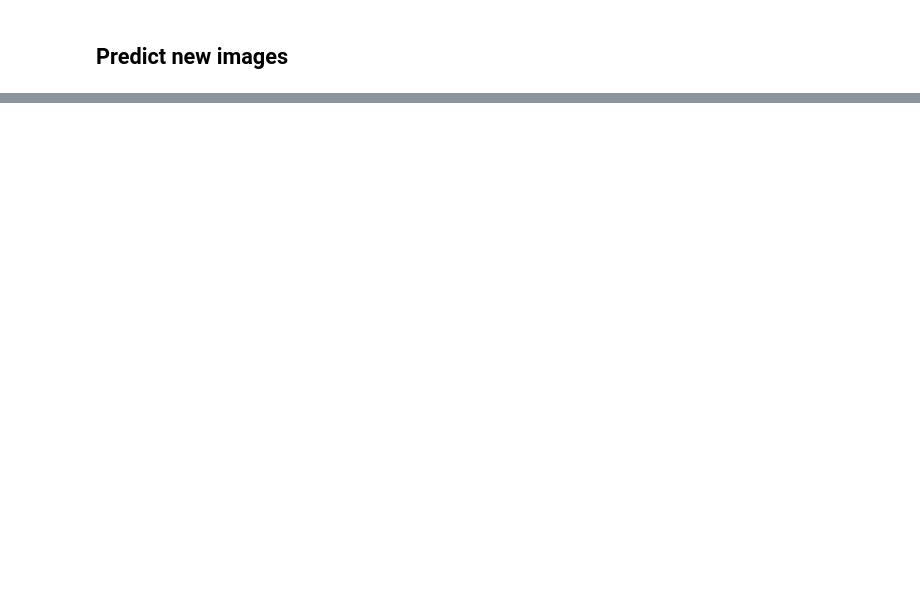
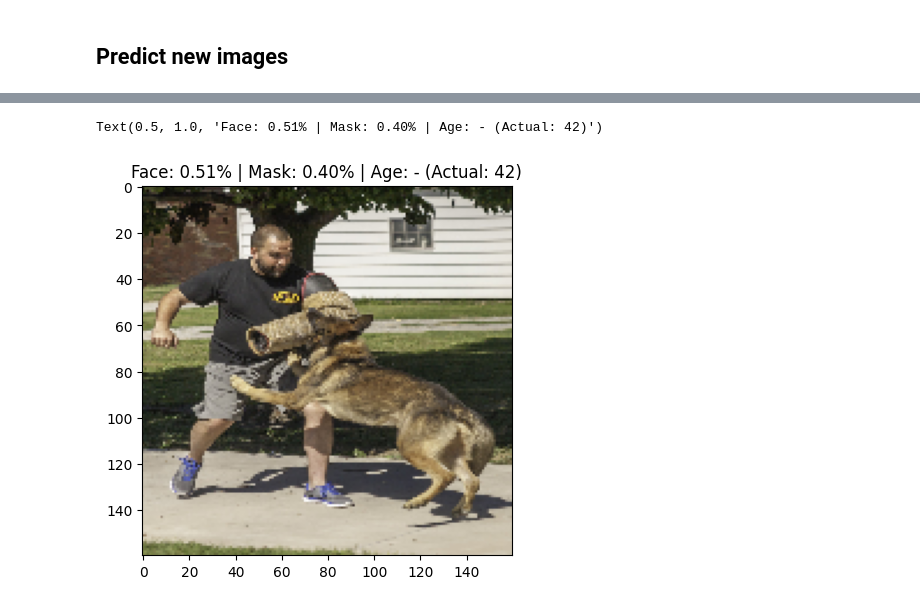
Before and after one commit to kneitmann/dl_faceRecognition, a Jupyter notebook: src/m3/test_mtm_classification.ipynb, the cells around one changed output, grey strips where cells are left out. Drawn from its saved outputs; the diff is of its cells as text; code cells hidden in the pictures; blank space fills up the shorter version.

Commit message:
Corrections in test_mtm_*

```diff
--- a/src/m3/test_mtm_classification.ipynb
+++ b/src/m3/test_mtm_classification.ipynb
@@ -42,7 +51,7 @@ print(f'Loss: {results[0]}; Accuracy: {results[1]}')
 ## Predict new images
 # %%
 # Getting the image path for image to predict
-img_path = '../../data/m3/test/face/noMask/Monroe_1953_publicity.jpg'
+img_path = '../../data/m3/test/face/noMask/1_0_14_200000.jpg'
 img_path_split = img_path.split('/')
 img_name = img_path_split[len(img_path_split)-1]
 img_name_split = img_name.split('_')
@@ -80,3 +89,4 @@ else:
 ax = plt.subplot(1, 1, 1)
 plt.imshow(img)
 plt.title("Face: {:.2f}% | Mask: {:.2f}% | Age: {} (Actual: {})".format(face_pred_percent, mask_pred_percent, age_pred, age_actual))
+# %% [output]
@@ -82,0 +94,2 @@ plt.title("Face: {:.2f}% | Mask: {:.2f}% | Age: {} (Actual: {})".format(face_pre
+Text(0.5, 1.0, 'Face: 0.51% | Mask: 0.40% | Age: - (Actual: 42)')
+[figure, added]
```
Also changed, not shown: parts of 3 cells of this notebook, 2 other files.
